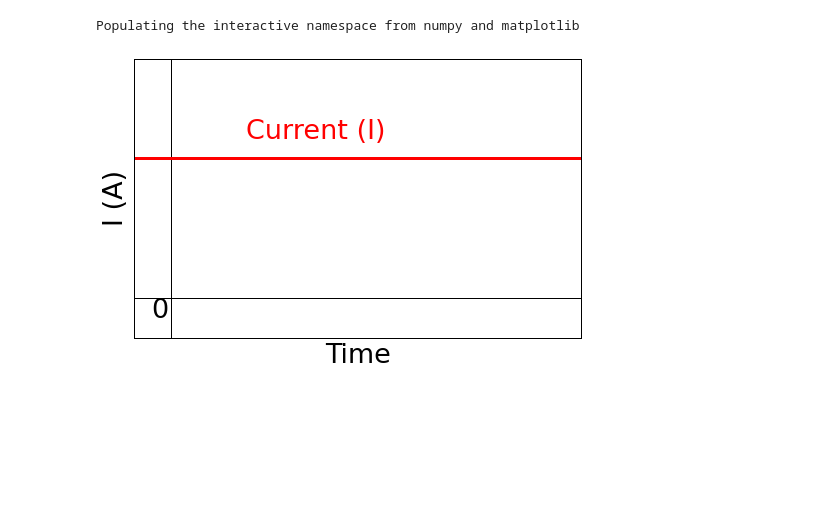
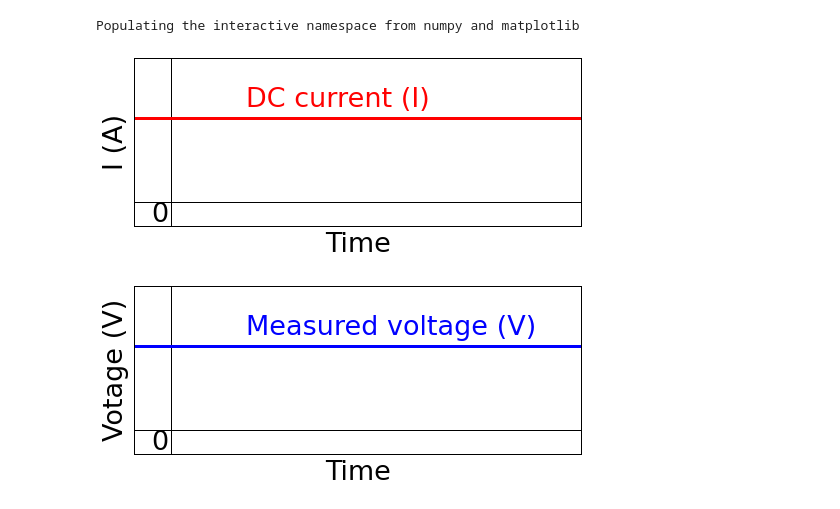
Before and after one commit to geoscixyz/em, a Jupyter notebook: examples/physical_properties/electrical_conductivity/DCcurrent.ipynb, the cells around one changed output. Drawn from its saved outputs; the diff is of its cells as text; code cells hidden in the pictures; blank space fills up the shorter version.

```diff
--- a/examples/physical_properties/electrical_conductivity/DCcurrent.ipynb
+++ b/examples/physical_properties/electrical_conductivity/DCcurrent.ipynb
@@ -14,28 +20,56 @@ def petaofffun(eta, tau, t):
 # %%
 intind = range(4,15)
 time_on = np.linspace(0, 0.5, 61)
 time_off = time_on+time_on[-1]
 eta = 0.
 tau = 0.1
 temp_on = petaonfun(eta, tau, time_on)*0.7
 temp_off = petaofffun(eta, tau, time_on)
 
-fig, ax = plt.subplots(1,1, figsize  = (8,5))
+fig, ax = plt.subplots(1,1, figsize  = (8,3))
 ax.plot(np.r_[-0.2,1.2],np.zeros(2), 'k-')
 ax.plot(np.ones(2)*time_on[0]-0.002,np.r_[-0.2,1.2], 'k-')
 time = np.r_[-0.1, 1.1]
 ax.plot(time, np.ones_like(time)*0.7, 'r-', lw = 3)
 ax.fill_between(time_off[intind], temp_off[intind], where=np.zeros(time_off[intind].size)<=temp_off[intind], color='k', alpha = 0.2)
 ax.set_ylim(-0.2, 1.2)
 ax.set_xlim(-0.1, 1.1)
 ax.grid(True)
 ax.set_xlabel('Time')
 ax.set_ylabel('I (A)')
-ax.text(0.2, 0.8, 'Current (I)', color="r")
-ax.text(-0.05, -0.1, '0', color="k")
+ax.text(0.2, 0.8, 'DC current (I)', color="r")
+ax.text(-0.05, -0.16, '0', color="k")
 
 ax.set_yticks([])
 ax.set_xticks([])
 fig.savefig('./CurrentDC.png', dpi = 100)
 # %% [output]
-[figure, old version]
+[figure, new version]
+# %%
+intind = range(4,15)
+time_on = np.linspace(0, 0.5, 61)
+time_off = time_on+time_on[-1]
+eta = 0.
+tau = 0.1
+temp_on = petaonfun(eta, tau, time_on)*0.7
+temp_off = petaofffun(eta, tau, time_on)
+
+fig, ax = plt.subplots(1,1, figsize  = (8,3))
+ax.plot(np.r_[-0.2,1.2],np.zeros(2), 'k-')
+ax.plot(np.ones(2)*time_on[0]-0.002,np.r_[-0.2,1.2], 'k-')
+time = np.r_[-0.1, 1.1]
+ax.plot(time, np.ones_like(time)*0.7, 'b-', lw = 3)
+ax.fill_between(time_off[intind], temp_off[intind], where=np.zeros(time_off[intind].size)<=temp_off[intind], color='k', alpha = 0.2)
+ax.set_ylim(-0.2, 1.2)
+ax.set_xlim(-0.1, 1.1)
+ax.grid(True)
+ax.set_xlabel('Time')
+ax.set_ylabel('Votage (V)')
+ax.text(0.2, 0.8, 'Measured voltage (V)', color="b")
+ax.text(-0.05, -0.16, '0', color="k")
+
+ax.set_yticks([])
+ax.set_xticks([])
+fig.savefig('./CurrentDC.png', dpi = 100)
+# %% [output]
+[figure, added]
```
Also changed, not shown: parts of 7 cells of this notebook, 20 other files.
